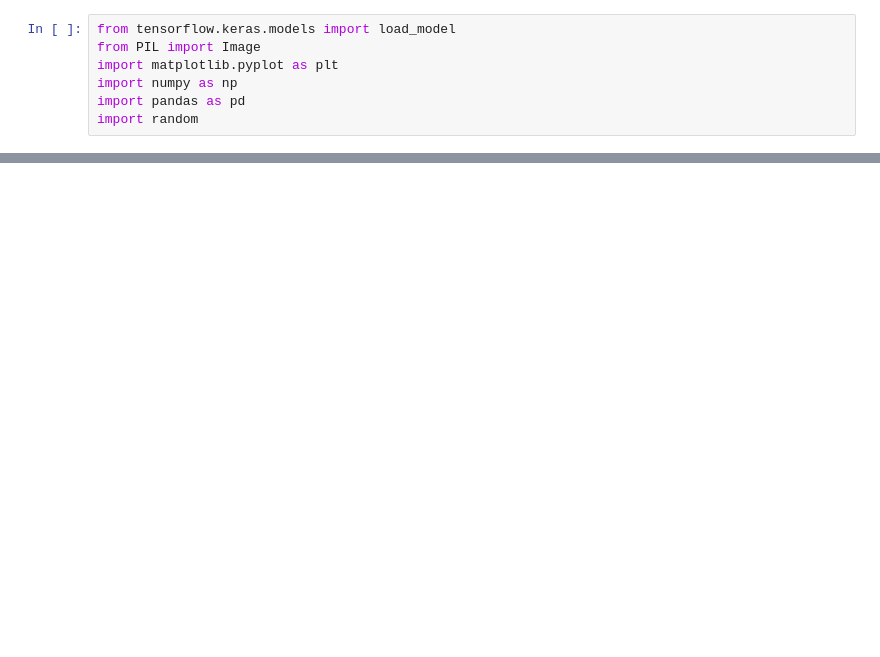
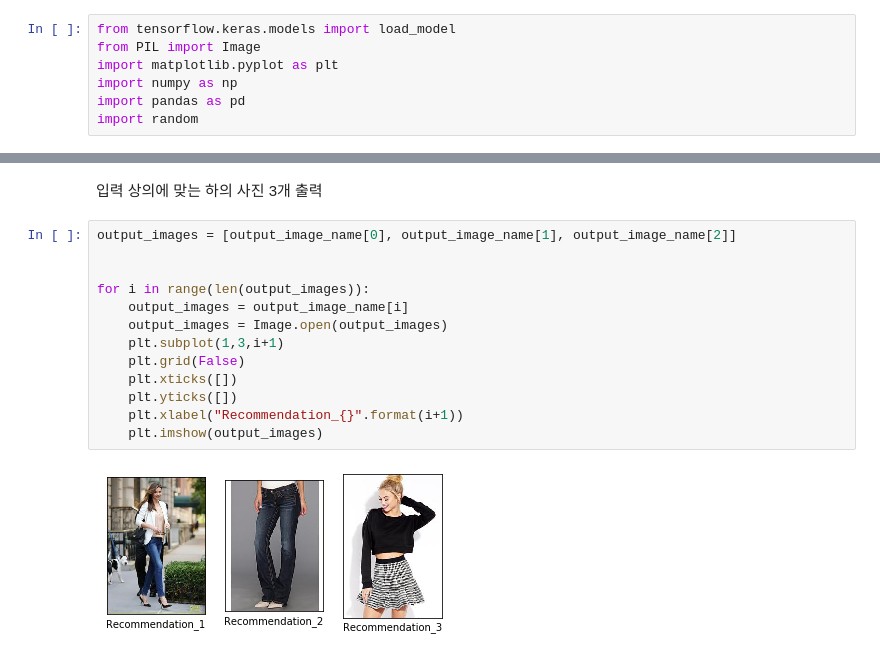
Before and after one commit to Shinest-changwon/OMG_dress_recommend, a Jupyter notebook: 2_code/oht_my_god_main.ipynb, the cells around one changed output, grey strips where cells are left out. Drawn from its saved outputs; the diff is of its cells as text; blank space fills up the shorter version.

```diff
--- a/2_code/oht_my_god_main.ipynb
+++ b/2_code/oht_my_god_main.ipynb
@@ -149,0 +343,17 @@ def oht_my_god(image_input):
+# %% [markdown]
+입력 상의에 맞는 하의 사진 3개 출력
+# %%
+output_images = [output_image_name[0], output_image_name[1], output_image_name[2]]
+
+
+for i in range(len(output_images)):
+    output_images = output_image_name[i]
+    output_images = Image.open(output_images)
+    plt.subplot(1,3,i+1)
+    plt.grid(False)
+    plt.xticks([])
+    plt.yticks([])
+    plt.xlabel("Recommendation_{}".format(i+1))
+    plt.imshow(output_images)
+# %% [output]
+[figure, added]
```
Also changed, not shown: parts of 4 cells of this notebook.
